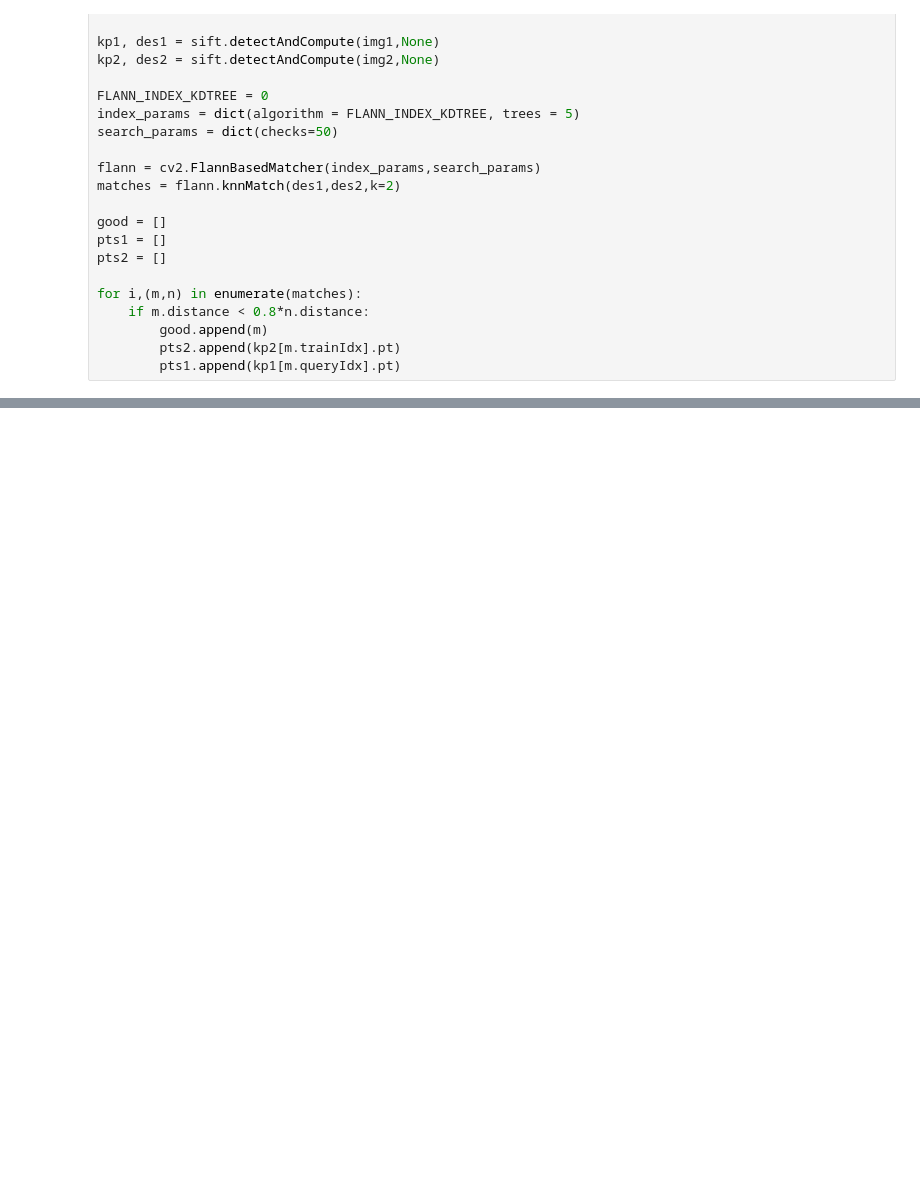
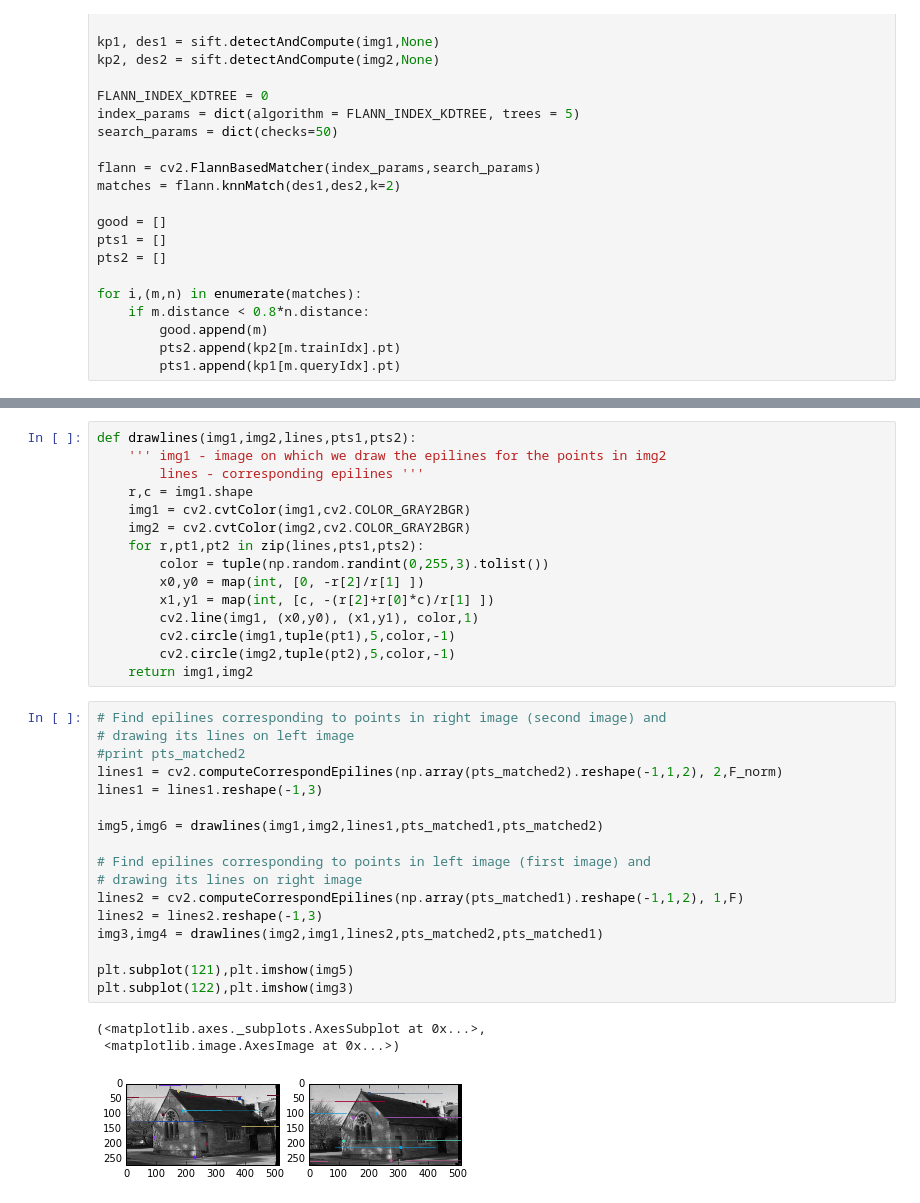
Before and after one commit to ApplyHiTech/CompVisHW4, a Jupyter notebook: Task4.ipynb, the cells around one changed output, grey strips where cells are left out. Drawn from its saved outputs; the diff is of its cells as text; blank space fills up the shorter version.

Commit message:
added epipolar lines

```diff
--- a/Task4.ipynb
+++ b/Task4.ipynb
@@ -73,0 +116,36 @@ for i in range(len(pts1_outliers)):
+# %%
+def drawlines(img1,img2,lines,pts1,pts2):
+    ''' img1 - image on which we draw the epilines for the points in img2
+        lines - corresponding epilines '''
+    r,c = img1.shape
+    img1 = cv2.cvtColor(img1,cv2.COLOR_GRAY2BGR)
+    img2 = cv2.cvtColor(img2,cv2.COLOR_GRAY2BGR)
+    for r,pt1,pt2 in zip(lines,pts1,pts2):
+        color = tuple(np.random.randint(0,255,3).tolist())
+        x0,y0 = map(int, [0, -r[2]/r[1] ])
+        x1,y1 = map(int, [c, -(r[2]+r[0]*c)/r[1] ])
+        cv2.line(img1, (x0,y0), (x1,y1), color,1)
+        cv2.circle(img1,tuple(pt1),5,color,-1)
+        cv2.circle(img2,tuple(pt2),5,color,-1)
+    return img1,img2
+# %%
+# Find epilines corresponding to points in right image (second image) and
+# drawing its lines on left image
+#print pts_matched2
+lines1 = cv2.computeCorrespondEpilines(np.array(pts_matched2).reshape(-1,1,2), 2,F_norm)
+lines1 = lines1.reshape(-1,3)
+
+img5,img6 = drawlines(img1,img2,lines1,pts_matched1,pts_matched2)
+
+# Find epilines corresponding to points in left image (first image) and
+# drawing its lines on right image
+lines2 = cv2.computeCorrespondEpilines(np.array(pts_matched1).reshape(-1,1,2), 1,F)
+lines2 = lines2.reshape(-1,3)
+img3,img4 = drawlines(img2,img1,lines2,pts_matched2,pts_matched1)
+
+plt.subplot(121),plt.imshow(img5)
+plt.subplot(122),plt.imshow(img3)
+# %% [output]
+(<matplotlib.axes._subplots.AxesSubplot at 0x...>,
+ <matplotlib.image.AxesImage at 0x...>)
+[figure, added]
```
Also changed, not shown: parts of 9 cells of this notebook, 2 other files.
